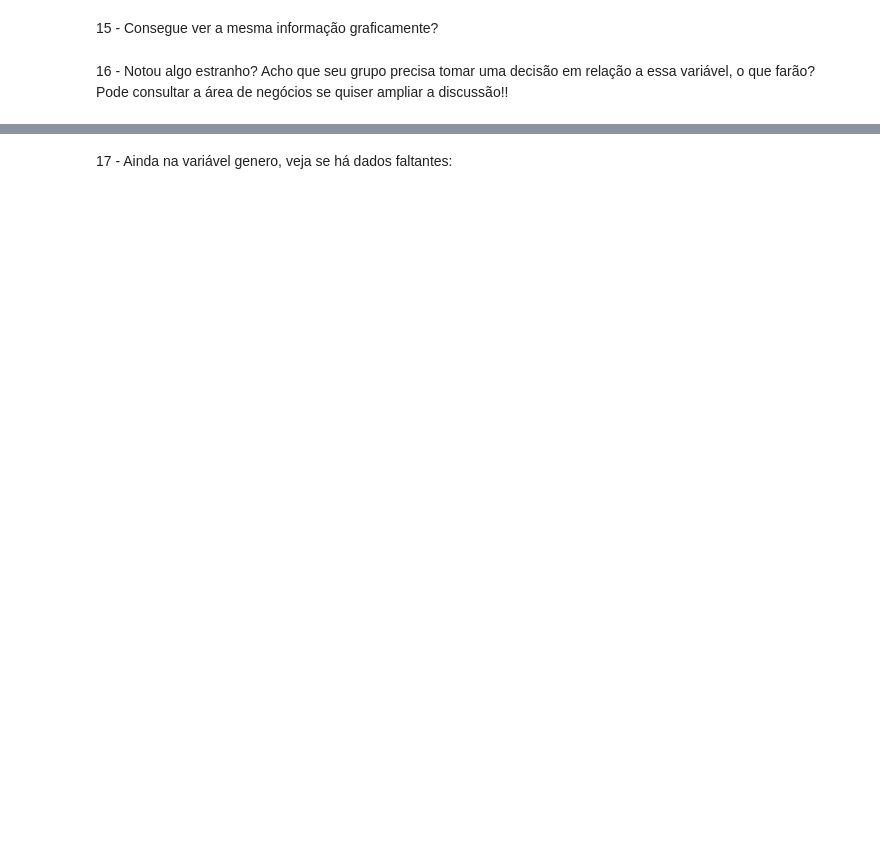
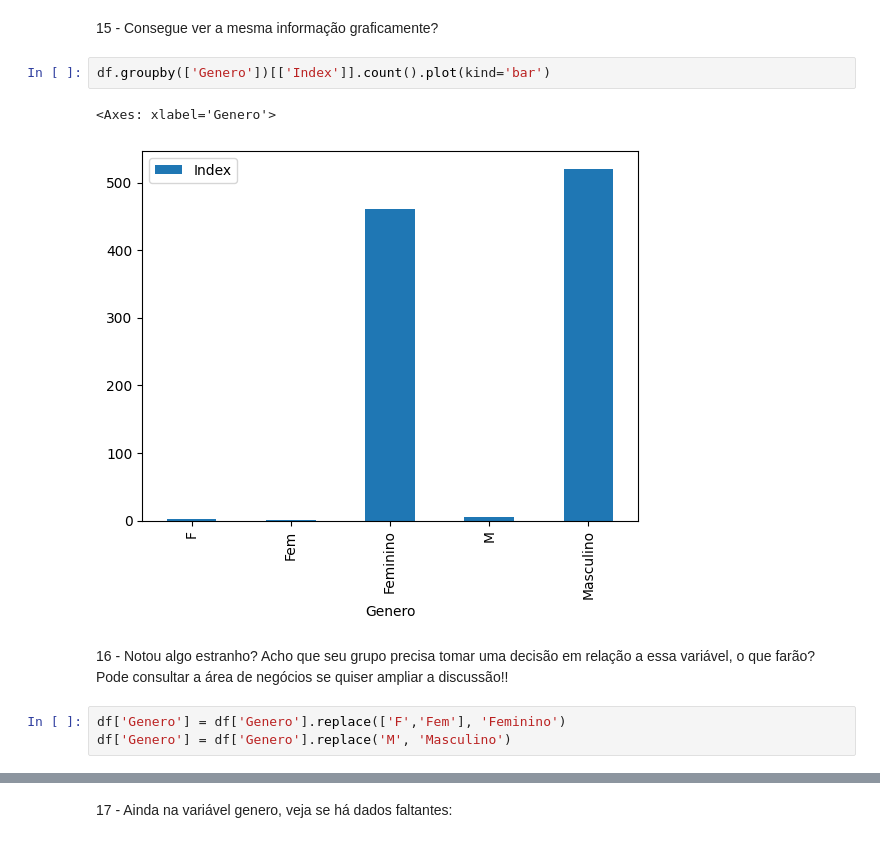
Before and after one commit to ceska68/Atividades, a Jupyter notebook: Desafio_5_Limpando_um_dataset_.ipynb, the cells around one changed output, grey strips where cells are left out. Drawn from its saved outputs; the diff is of its cells as text; blank space fills up the shorter version.

```diff
--- a/Desafio_5_Limpando_um_dataset_.ipynb
+++ b/Desafio_5_Limpando_um_dataset_.ipynb
@@ -132,5 +158,13 @@ https://pandas.pydata.org/docs/reference/api/pandas.DataFrame.plot.bar.html
 # %% [markdown]
 15 - Consegue ver a mesma informação graficamente?
+# %%
+df.groupby(['Genero'])[['Index']].count().plot(kind='bar')
+# %% [output]
+<Axes: xlabel='Genero'>
+[figure, added]
 # %% [markdown]
 16 - Notou algo estranho? Acho que seu grupo precisa tomar uma decisão em relação a essa variável, o que farão?
 Pode consultar a área de negócios se quiser ampliar a discussão!!
+# %%
+df['Genero'] = df['Genero'].replace(['F','Fem'], 'Feminino')
+df['Genero'] = df['Genero'].replace('M', 'Masculino')
```
Also changed, not shown: parts of 9 cells of this notebook.
